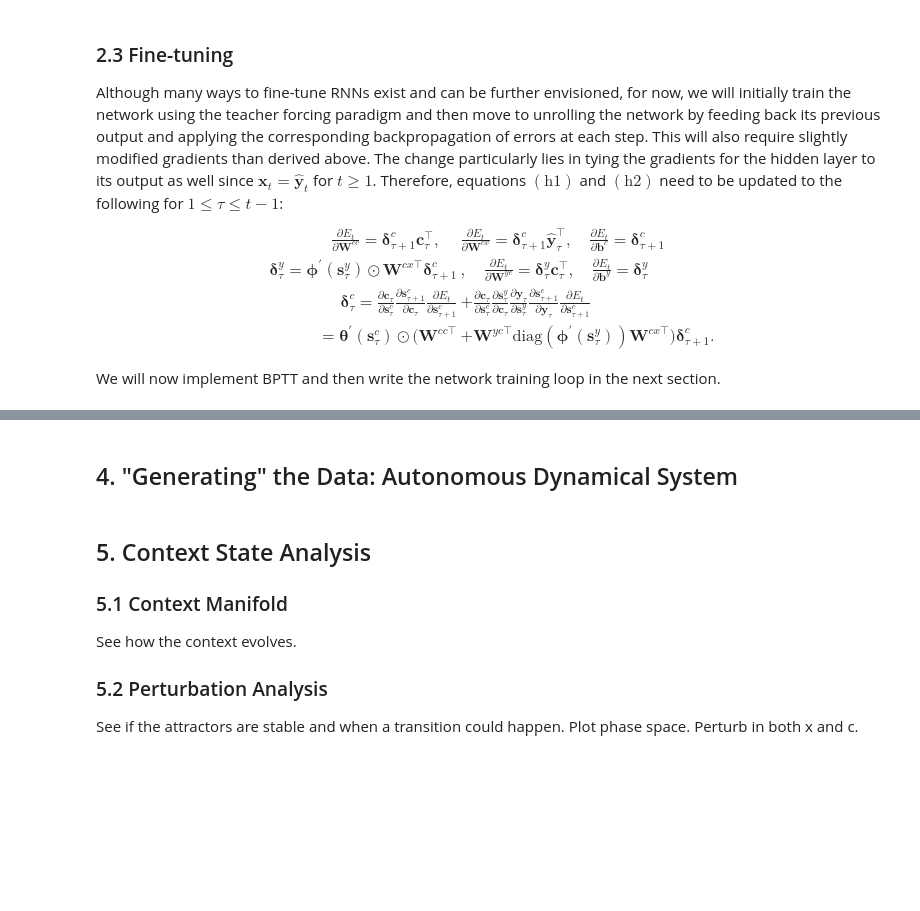
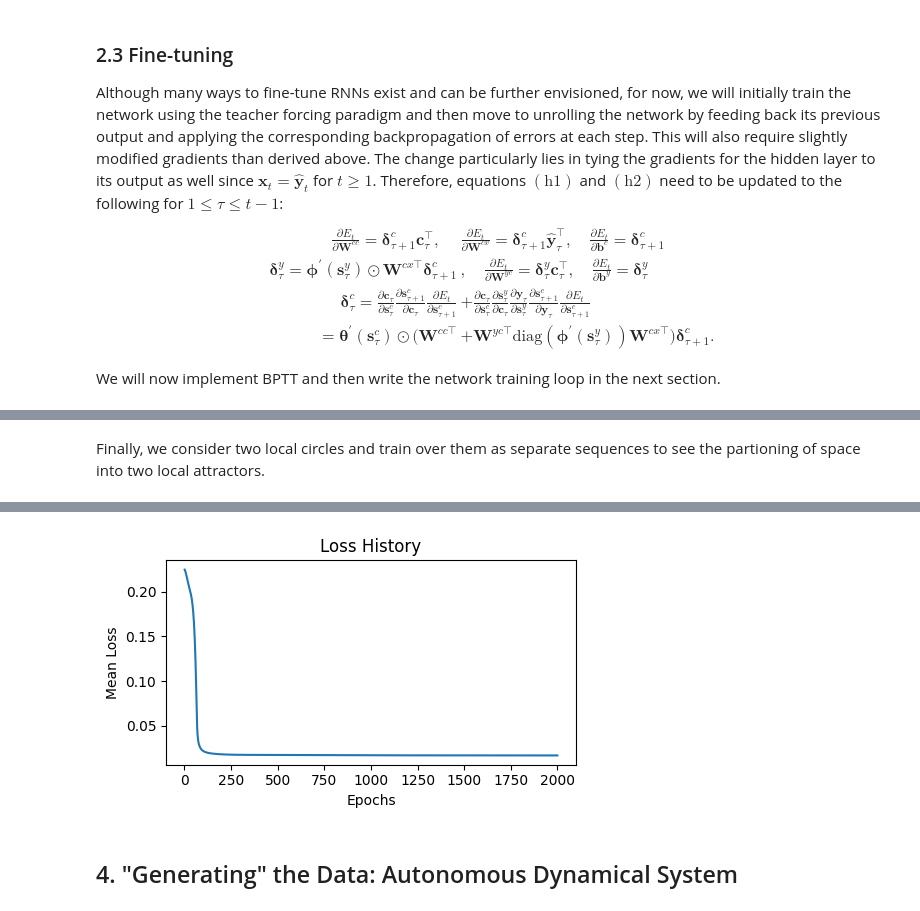
Before and after one commit to pranshumalik14/cognitive-neurorobotics-labs, a Jupyter notebook: vanilla_rnn/rnn.ipynb, the cells around one changed output, grey strips where cells are left out. Drawn from its saved outputs; the diff is of its cells as text; code cells hidden in the pictures; blank space fills up the shorter version.

```diff
--- a/vanilla_rnn/rnn.ipynb
+++ b/vanilla_rnn/rnn.ipynb
@@ -376,0 +537,15 @@ def train(self, ys, T=30, epochs=1000, alpha=0.001, fine_tune=False):
+# %% [markdown]
+Finally, we consider two local circles and train over them as separate sequences to see the partioning of space into two local attractors.
+# %%
+loccircle1 = np.load('./data/localcircle1.npz')['trajectory'].T
+loccircle2 = np.load('./data/localcircle2.npz')['trajectory'].T
+loccircle_rnn = RNN(2, 2, 2, [Tanh(), Sigmoid()], seqIDs=['circle1', 'circle2'])
+localcircs = [loccircle1, loccircle2]
+# progressive training schedule (as a sequence of T, α, epochs, fine_tune)
+hyperparams = [(20, 0.5, 1000, True), (20, 0.25, 1000, True)]
+loss_hist = np.zeros(0, float)
+for T, alpha, epochs, fine_tune in hyperparams:
+    hist = loccircle_rnn.train(localcircs, SquaredNorm(), T=T, alpha=alpha, epochs=epochs)
+    loss_hist = np.concatenate((loss_hist, hist))
+plot_loss_history(loss_hist)
+# %% [output]
@@ -377,10 +554,3 @@ def train(self, ys, T=30, epochs=1000, alpha=0.001, fine_tune=False):
+[figure, added]
 # %% [markdown]
 ## 4. "Generating" the Data: Autonomous Dynamical System
-# %% [markdown]
-## 5. Context State Analysis
-
-### 5.1 Context Manifold
-See how the context evolves.
-
-### 5.2 Perturbation Analysis
-See if the attractors are stable and when a transition could happen. Plot phase space. Perturb in both x and c.
```
Also changed, not shown: parts of 40 cells of this notebook.
